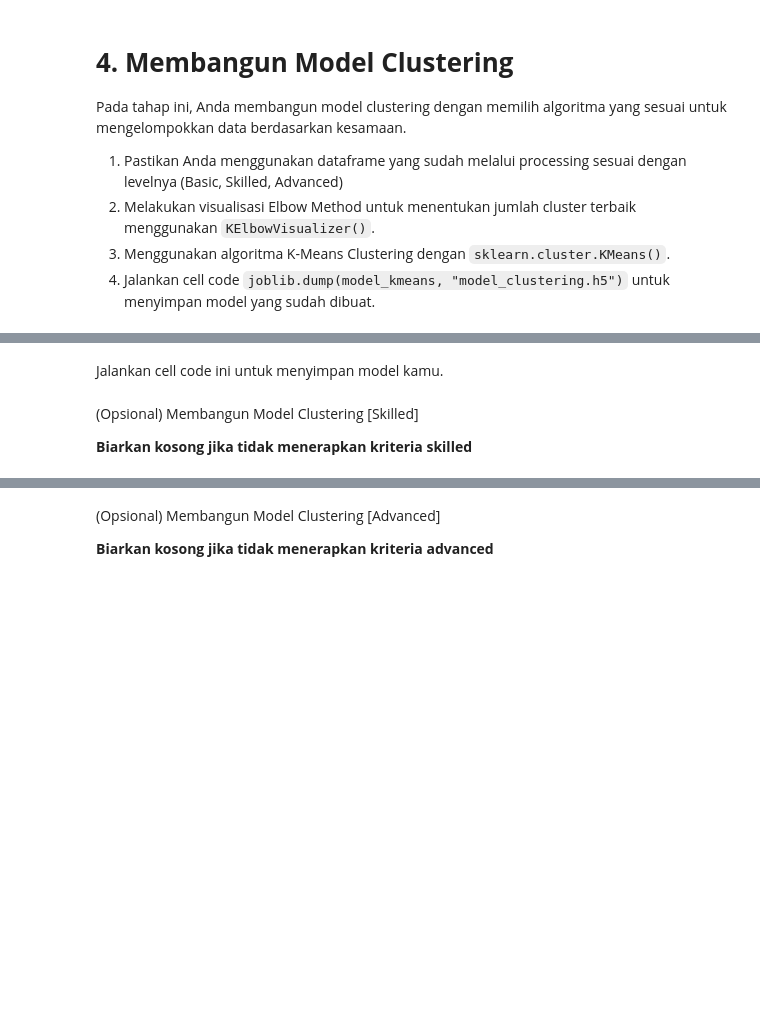
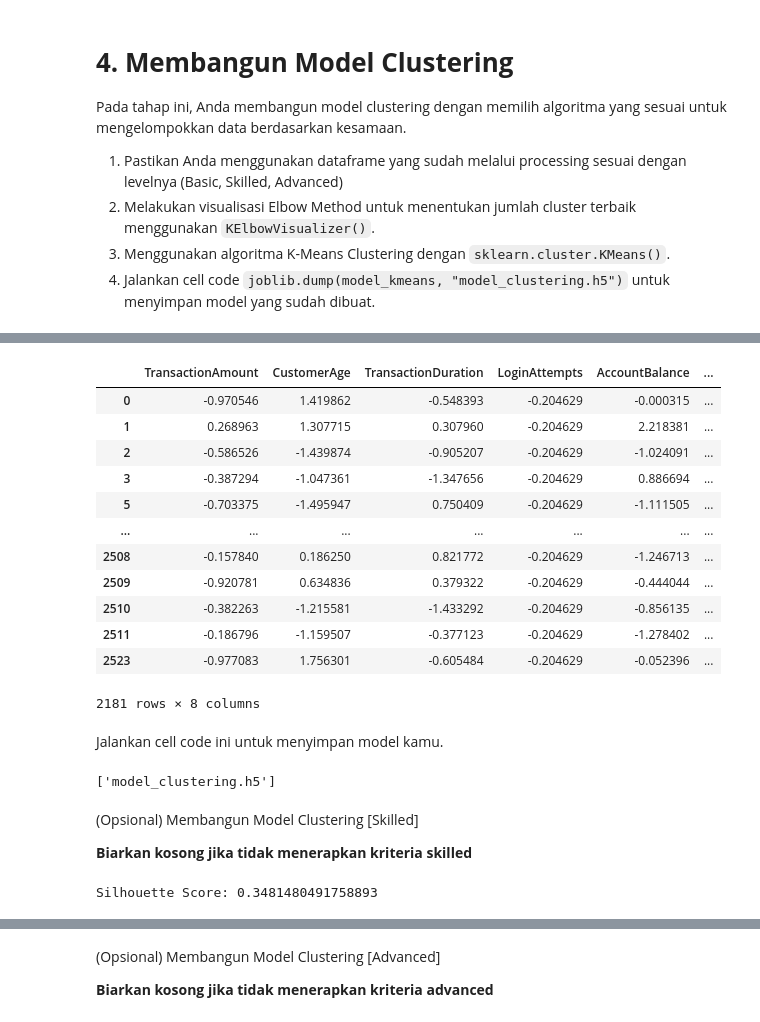
Before and after one commit to Hijaan/Dicoding_HIjaan, a Jupyter notebook: [Clustering]_Submission_Akhir_BMLP_Hasbi.ipynb, the cells around one changed output, grey strips where cells are left out. Drawn from its saved outputs; the diff is of its cells as text; code cells hidden in the pictures; blank space fills up the shorter version.

```diff
--- a/[Clustering]_Submission_Akhir_BMLP_Hasbi.ipynb
+++ b/[Clustering]_Submission_Akhir_BMLP_Hasbi.ipynb
@@ -376,27 +389,46 @@ visualizer.show()
 # %%
 # Menggunakan algoritma K-Means Clustering
 k = 3
 kmeans = KMeans(n_clusters=k, random_state=42, n_init=10)
 kmeans.fit(numerical_df_cleaned)
 label = kmeans.labels_
 numerical_df_cleaned['Cluster'] = pd.Series(label, index=numerical_df_cleaned.index).astype(int)+1
-display(numerical_df_cleaned)
+df_clustered_kmeans = numerical_df_cleaned.copy()
+display(df_clustered_kmeans)
+# %% [output]
+|  | TransactionAmount | CustomerAge | TransactionDuration | LoginAttempts | AccountBalance | ... |
+| 0 | -0.970546 | 1.419862 | -0.548393 | -0.204629 | -0.000315 | ... |
+| 1 | 0.268963 | 1.307715 | 0.307960 | -0.204629 | 2.218381 | ... |
+| 2 | -0.586526 | -1.439874 | -0.905207 | -0.204629 | -1.024091 | ... |
+| 3 | -0.387294 | -1.047361 | -1.347656 | -0.204629 | 0.886694 | ... |
+| 5 | -0.703375 | -1.495947 | 0.750409 | -0.204629 | -1.111505 | ... |
+| ... | ... | ... | ... | ... | ... | ... |
+| 2508 | -0.157840 | 0.186250 | 0.821772 | -0.204629 | -1.246713 | ... |
+| 2509 | -0.920781 | 0.634836 | 0.379322 | -0.204629 | -0.444044 | ... |
+| 2510 | -0.382263 | -1.215581 | -1.433292 | -0.204629 | -0.856135 | ... |
+| 2511 | -0.186796 | -1.159507 | -0.377123 | -0.204629 | -1.278402 | ... |
+| 2523 | -0.977083 | 1.756301 | -0.605484 | -0.204629 | -0.052396 | ... |
+2181 rows × 8 columns
 # %% [markdown]
 Jalankan cell code ini untuk menyimpan model kamu.
 # %%
 # Menyimpan model menggunakan joblib
 # import joblib
 # joblib.dump(___, "model_clustering.h5")
-joblib.dump(df,"model_clustering.h5")
+joblib.dump(df_clustered_kmeans,"model_clustering.h5")
+# %% [output]
+['model_clustering.h5']
 # %% [markdown]
 (Opsional) Membangun Model Clustering [Skilled]
 
 **Biarkan kosong jika tidak menerapkan kriteria skilled**
 # %%
 # Menghitung dan menampilkan nilai Silhouette Score.
-X, y = numerical_df_cleaned, label
+X, y = df_clustered_kmeans, label
 silhouette_avg = silhouette_score(X, y)
 print(f"Silhouette Score: {silhouette_avg}")
+# %% [output]
+Silhouette Score: 0.3481480491758893
 # %%
 # Membuat visualisasi hasil clustering
 plt.figure(figsize=(10, 6))
```
Also changed, not shown: parts of 20 cells of this notebook.
